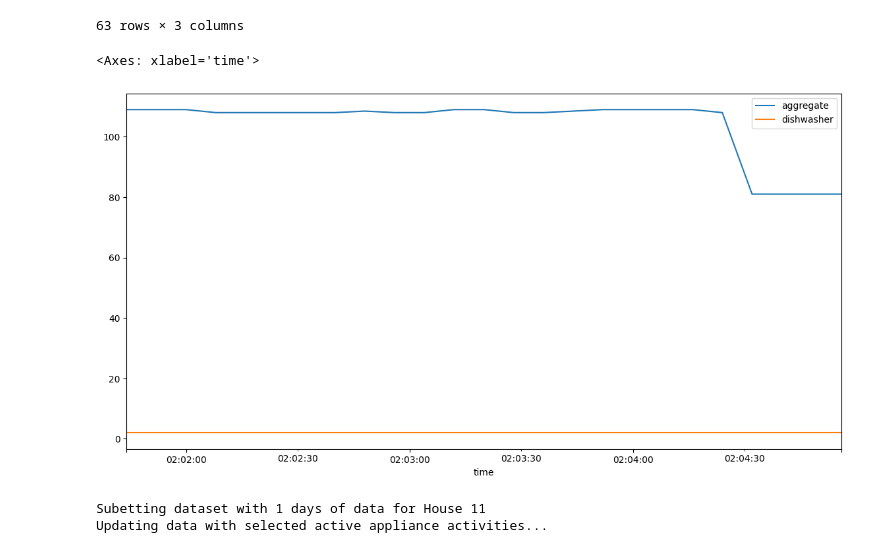
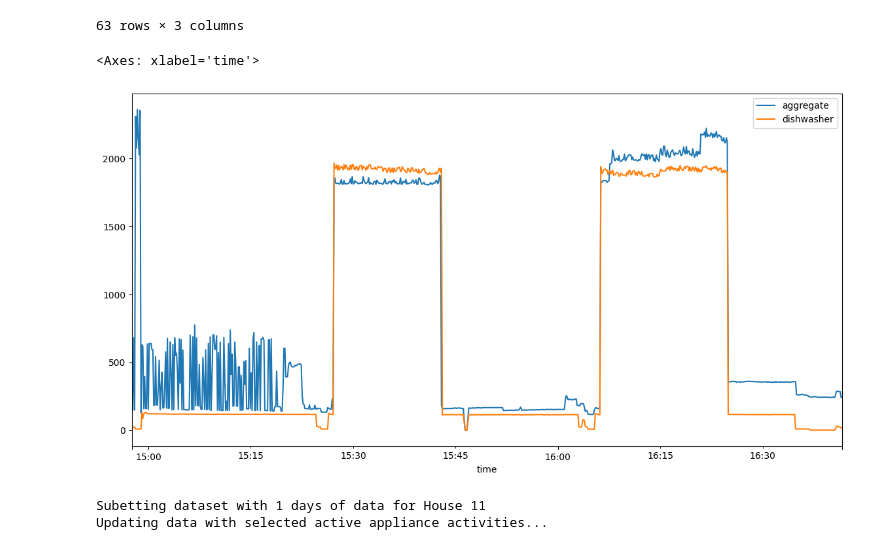
Before and after one commit to MackJackenna/nilm_analyzer_EM401, a Jupyter notebook: Data Evaluation/refit_duration.ipynb, the cells around one changed output. Cells and saved outputs as stored; diff of their text form; code cells hidden in the pictures.

```diff
--- a/Data Evaluation/refit_duration.ipynb
+++ b/Data Evaluation/refit_duration.ipynb
@@ -62,10 +62,10 @@ appliance_data.activations[11].sort_values(by='duration_in_minutes', ascending=F
 | 49 | 2015-04-23 02:01:44 | 2015-04-23 02:04:56 | 3.200000 |
 63 rows × 3 columns
 # %%
-appliance_data.data[11].loc['2015-04-23 02:01:44':'2015-04-23 02:04:56'].plot(figsize=(14,7))
+appliance_data.data[11].loc['2015-01-20 14:57:36':'2015-01-20 16:41:36'].plot(figsize=(14,7))
 # %% [output]
 <Axes: xlabel='time'>
-[figure, old version]
+[figure, new version]
 # %%
 appliance_data.subset_data(no_of_days=1)
 # %% [output]
```
Also changed, not shown: 3 other files.
